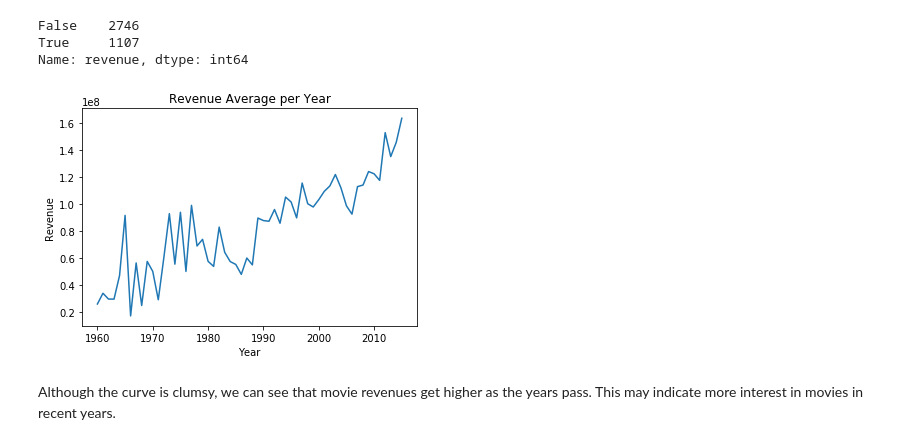
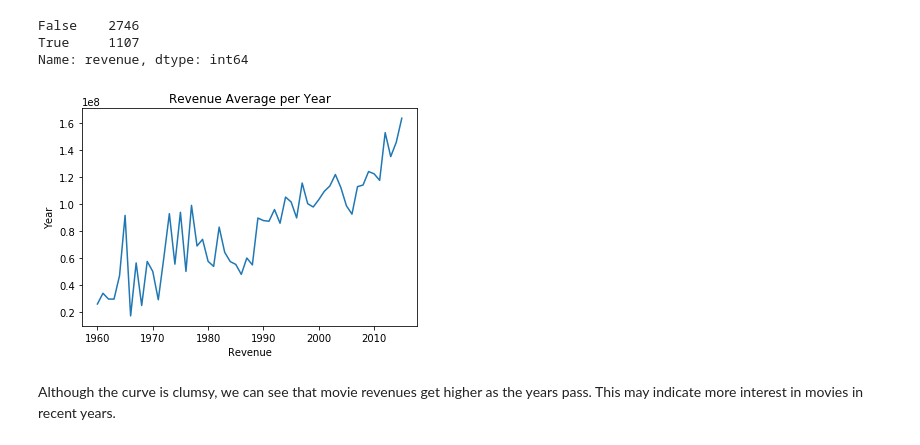
Before and after one commit to tmsubait/Udacity-DSND, a Jupyter notebook: TMDb_movie.ipynb, the cells around one changed output. Cells and saved outputs as stored; diff of their text form; code cells hidden in the pictures.

```diff
--- a/TMDb_movie.ipynb
+++ b/TMDb_movie.ipynb
@@ -297,13 +297,20 @@ False    2746
 True     1107
 Name: revenue, dtype: int64
 # %%
+#Create a function to make code related to plots more modular
+def my_plot (title, x , y, legend):
+    plt.title(title)
+    plt.ylabel(y)
+    plt.xlabel(x)
+    if legend == True:
+        plt.legend()
+
+
 #Check if the release year has an impact on the average revenue
 movies.groupby('release_year')['revenue'].mean().plot(kind='line');
-plt.title('Revenue Average per Year')
-plt.ylabel('Revenue')
-plt.xlabel('Year');
+my_plot('Revenue Average per Year','Revenue','Year',False);
 # %% [output]
-[figure, old version]
+[figure, new version]
 # %% [markdown]
 Although the curve is clumsy, we can see that movie revenues get higher as the years pass. This may indicate more interest in movies in recent years.
 # %%
```
Also changed, not shown: parts of 4 cells of this notebook.
